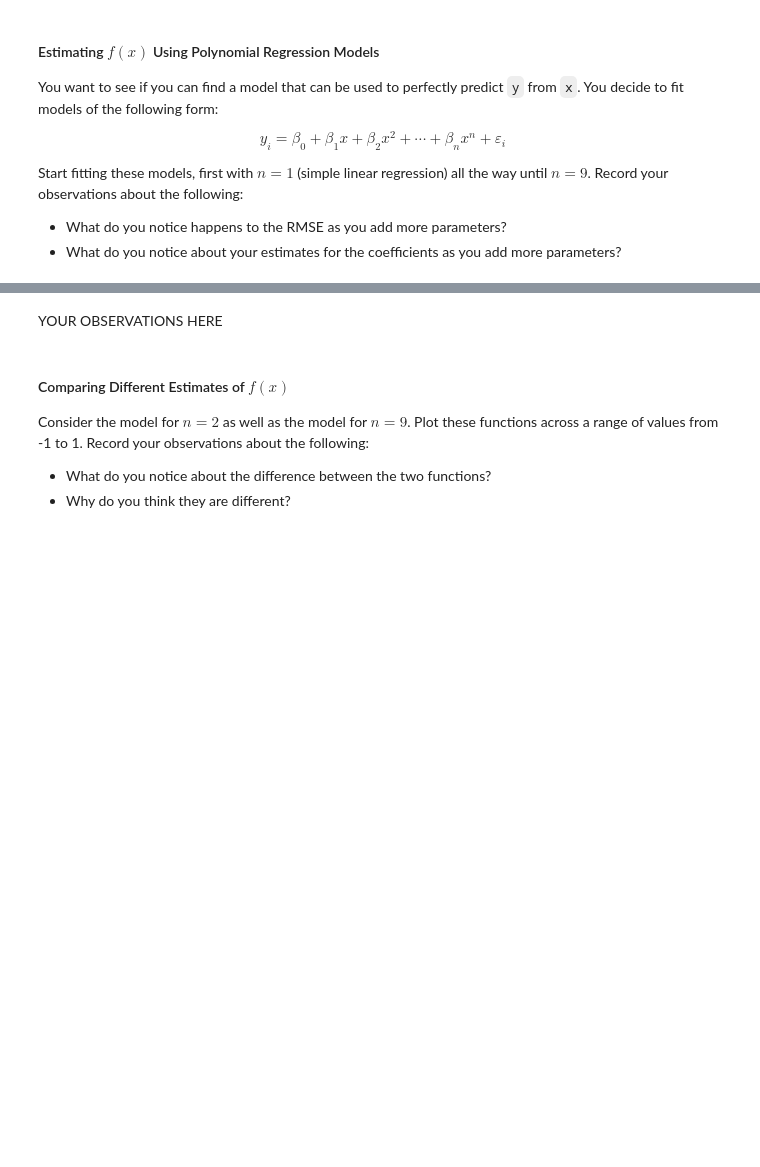
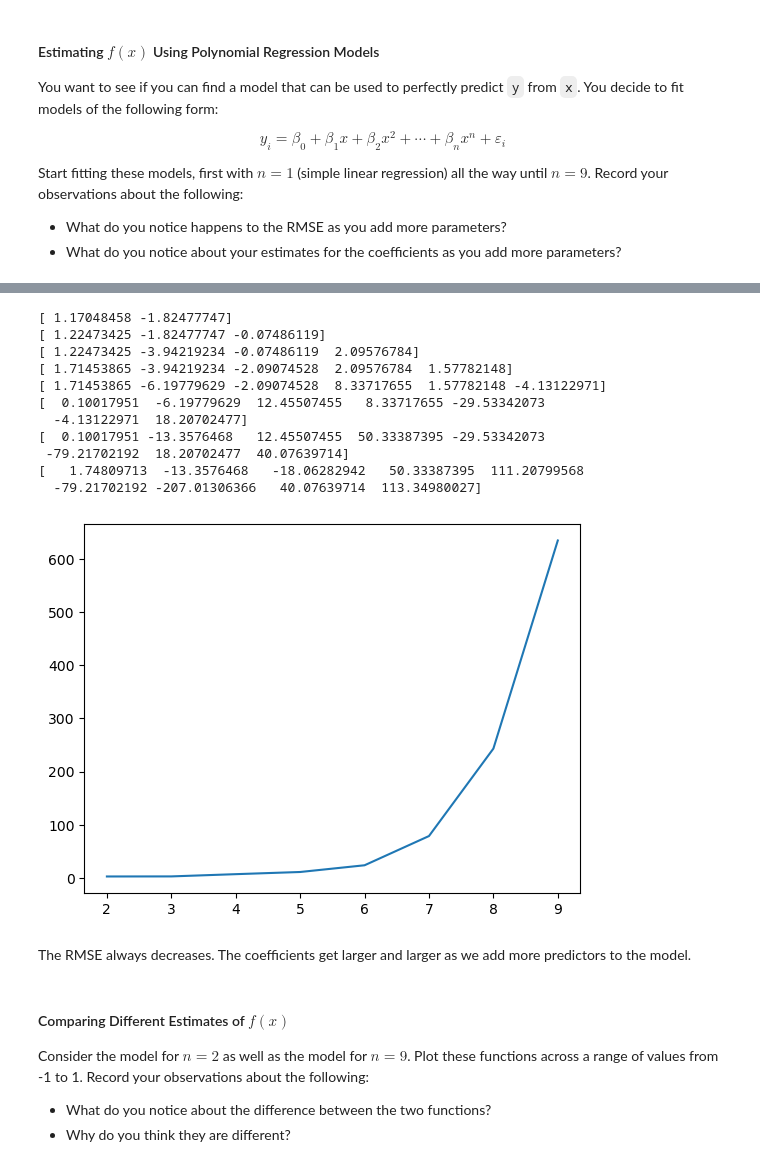
Before and after one commit to darthur2/tstat280, a Jupyter notebook: 08_LASSO/08_lasso_activity.ipynb, the cells around one changed output, grey strips where cells are left out. Drawn from its saved outputs; the diff is of its cells as text; code cells hidden in the pictures; blank space fills up the shorter version.

```diff
--- a/08_LASSO/08_lasso_activity.ipynb
+++ b/08_LASSO/08_lasso_activity.ipynb
@@ -43,5 +98,23 @@ Start fitting these models, first with $n=1$ (simple linear regression) all the
+# %%
+sns.lineplot(x=np.arange(2, 10, 1), y=coef_abs_sum)
+
+for i in range(2, 10):
+    print(coef_values["model"+str(i)])
+# %% [output]
+[ 1.17048458 -1.82477747]
+[ 1.22473425 -1.82477747 -0.07486119]
+[ 1.22473425 -3.94219234 -0.07486119  2.09576784]
+[ 1.71453865 -3.94219234 -2.09074528  2.09576784  1.57782148]
+[ 1.71453865 -6.19779629 -2.09074528  8.33717655  1.57782148 -4.13122971]
+[  0.10017951  -6.19779629  12.45507455   8.33717655 -29.53342073
+  -4.13122971  18.20702477]
+[  0.10017951 -13.3576468   12.45507455  50.33387395 -29.53342073
+ -79.21702192  18.20702477  40.07639714]
+[   1.74809713  -13.3576468   -18.06282942   50.33387395  111.20799568
+  -79.21702192 -207.01306366   40.07639714  113.34980027]
+[figure, added]
 # %% [markdown]
-YOUR OBSERVATIONS HERE
+The RMSE always decreases. The coefficients get larger and larger as we add more predictors to the model.
 # %% [markdown]
 #### Comparing Different Estimates of $f(x)$
 
```
Also changed, not shown: parts of 9 cells of this notebook.
